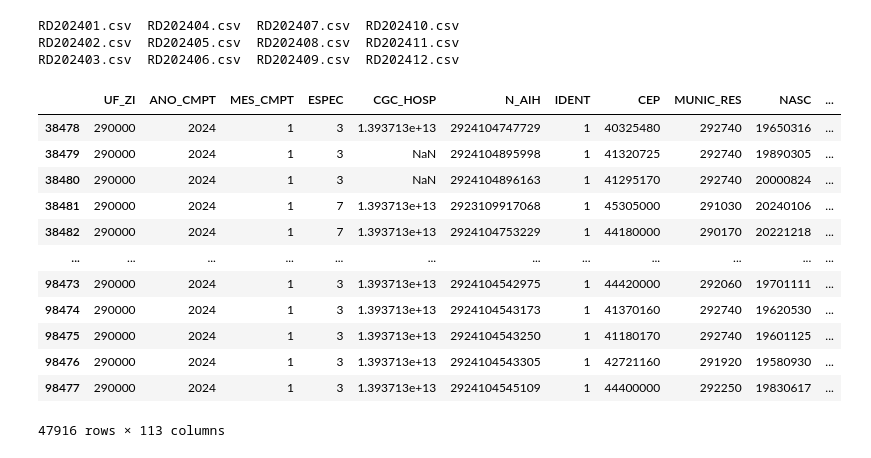
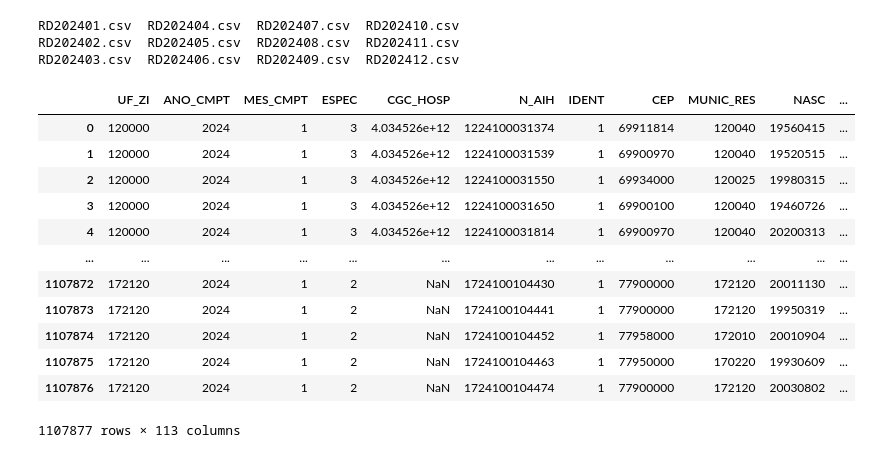
Before and after one commit to Maikoandre/DataSUS-Analysis, a Jupyter notebook: sia_analysis.ipynb, the cells around one changed output. Saved outputs shown, nothing was run; the diff lists cells and outputs as text; code cells hidden in the pictures.

```diff
--- a/sia_analysis.ipynb
+++ b/sia_analysis.ipynb
@@ -1,10 +0,0 @@
-# %%
-import pandas as pd
-import numpy as np
-import matplotlib.pylab as plt
-import seaborn as sns
-plt.style.use('ggplot')
-pd.options.display.max_rows = 200
-
-df = pd.read_csv('/kaggle/input/sistema-de-informaes-hospitalares-sus/RD202401.csv', sep=';')
-df.head()
@@ -128,19 +4,27 @@ df[['AUD_JUST',
 RD202401.csv  RD202404.csv  RD202407.csv  RD202410.csv
 RD202402.csv  RD202405.csv  RD202408.csv  RD202411.csv
 RD202403.csv  RD202406.csv  RD202409.csv  RD202412.csv
-# %%
-df[df['UF_ZI'] == 290000]
-# %% [output]
-|  | UF_ZI | ANO_CMPT | MES_CMPT | ESPEC | CGC_HOSP | N_AIH | IDENT | CEP | MUNIC_RES | NASC | ... |
-| 38478 | 290000 | 2024 | 1 | 3 | 1.393713e+13 | 2924104747729 | 1 | 40325480 | 292740 | 19650316 | ... |
-| 38479 | 290000 | 2024 | 1 | 3 | NaN | 2924104895998 | 1 | 41320725 | 292740 | 19890305 | ... |
-| 38480 | 290000 | 2024 | 1 | 3 | NaN | 2924104896163 | 1 | 41295170 | 292740 | 20000824 | ... |
-| 38481 | 290000 | 2024 | 1 | 7 | 1.393713e+13 | 2923109917068 | 1 | 45305000 | 291030 | 20240106 | ... |
-| 38482 | 290000 | 2024 | 1 | 7 | 1.393713e+13 | 2924104753229 | 1 | 44180000 | 290170 | 20221218 | ... |
-| ... | ... | ... | ... | ... | ... | ... | ... | ... | ... | ... | ... |
-| 98473 | 290000 | 2024 | 1 | 3 | 1.393713e+13 | 2924104542975 | 1 | 44420000 | 292060 | 19701111 | ... |
-| 98474 | 290000 | 2024 | 1 | 3 | 1.393713e+13 | 2924104543173 | 1 | 41370160 | 292740 | 19620530 | ... |
-| 98475 | 290000 | 2024 | 1 | 3 | 1.393713e+13 | 2924104543250 | 1 | 41180170 | 292740 | 19601125 | ... |
-| 98476 | 290000 | 2024 | 1 | 3 | 1.393713e+13 | 2924104543305 | 1 | 42721160 | 291920 | 19580930 | ... |
-| 98477 | 290000 | 2024 | 1 | 3 | 1.393713e+13 | 2924104545109 | 1 | 44400000 | 292250 | 19830617 | ... |
-47916 rows × 113 columns
+# %%
+import pandas as pd
+import matplotlib.pyplot as plt
+import seaborn as sns
+# Configura a biblioteca pandas para exibir todos os itens da sequência do base de dados
+pd.options.display.max_seq_items = 113
+
+# Carrega a base de dados
+df = pd.read_csv('/kaggle/input/sistema-de-informaes-hospitalares-sus/RD202401.csv', sep=';', low_memory=False)
+df
+# %% [output]
+|  | UF_ZI | ANO_CMPT | MES_CMPT | ESPEC | CGC_HOSP | N_AIH | IDENT | CEP | MUNIC_RES | NASC | ... |
+| 0 | 120000 | 2024 | 1 | 3 | 4.034526e+12 | 1224100031374 | 1 | 69911814 | 120040 | 19560415 | ... |
+| 1 | 120000 | 2024 | 1 | 3 | 4.034526e+12 | 1224100031539 | 1 | 69900970 | 120040 | 19520515 | ... |
+| 2 | 120000 | 2024 | 1 | 3 | 4.034526e+12 | 1224100031550 | 1 | 69934000 | 120025 | 19980315 | ... |
+| 3 | 120000 | 2024 | 1 | 3 | 4.034526e+12 | 1224100031650 | 1 | 69900100 | 120040 | 19460726 | ... |
+| 4 | 120000 | 2024 | 1 | 3 | 4.034526e+12 | 1224100031814 | 1 | 69900970 | 120040 | 20200313 | ... |
+| ... | ... | ... | ... | ... | ... | ... | ... | ... | ... | ... | ... |
+| 1107872 | 172120 | 2024 | 1 | 2 | NaN | 1724100104430 | 1 | 77900000 | 172120 | 20011130 | ... |
+| 1107873 | 172120 | 2024 | 1 | 2 | NaN | 1724100104441 | 1 | 77900000 | 172120 | 19950319 | ... |
+| 1107874 | 172120 | 2024 | 1 | 2 | NaN | 1724100104452 | 1 | 77958000 | 172010 | 20010904 | ... |
+| 1107875 | 172120 | 2024 | 1 | 2 | NaN | 1724100104463 | 1 | 77950000 | 170220 | 19930609 | ... |
+| 1107876 | 172120 | 2024 | 1 | 2 | NaN | 1724100104474 | 1 | 77900000 | 172120 | 20030802 | ... |
+1107877 rows × 113 columns
```
Also changed, not shown: parts of 21 cells of this notebook.
